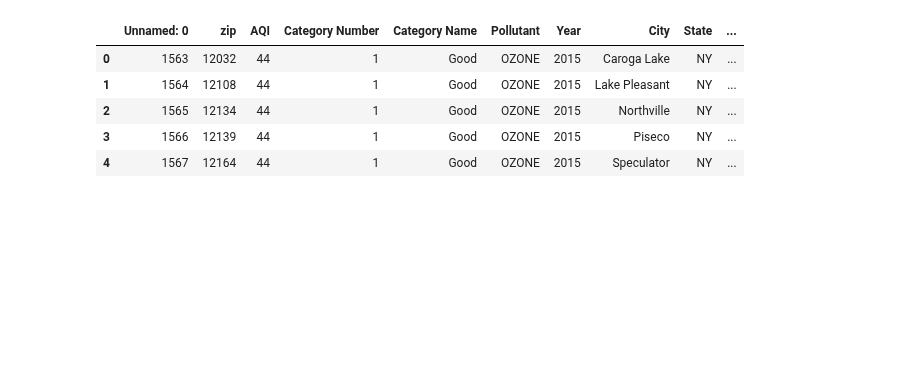
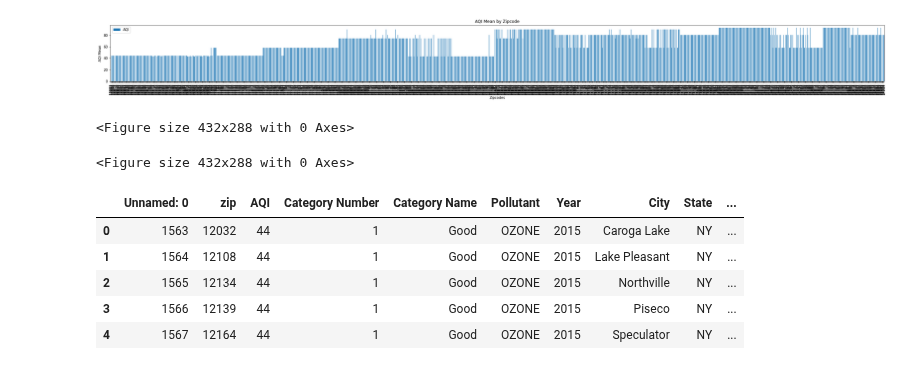
Before and after one commit to paloni-dotcom/Se7en, a Jupyter notebook: AQI_by_zipcode.ipynb, the cells around one changed output. Cells and saved outputs as stored; diff of their text form; code cells hidden in the pictures; blank space fills up the shorter version.

Commit message:
bar chart for AQI vs Zip

```diff
--- a/AQI_by_zipcode.ipynb
+++ b/AQI_by_zipcode.ipynb
@@ -102,3 +66,11 @@ fig.add_layer(heat_layer)
 fig
 # %% [output]
 [interactive output not drawn]
+# %%
+# Filter the DataFrame down only to those columns to chart
+AQI_and_Zip = new_aqi_df[["zip","AQI"]]
+
+# Set the index
+AQI_and_Zip = AQI_and_Zip.set_index("zip")
+
+AQI_and_Zip.head()
@@ -105,3 +85,24 @@ fig
+# %%
+# Use DataFrame.plot() in order to create a bar chart of the data
+AQI_and_Zip.plot(kind="bar", figsize=(40,3))
+
+# Set a title for the chart
+plt.title("AQI Mean by Zipcode")
+plt.xlabel("Zipcodes")
+plt.ylabel("AQI Mean")
+
+plt.show()
+plt.tight_layout()
+# %% [output]
+[figure, added]
+<Figure size 432x288 with 0 Axes>
+# %%
+#save the chart
+plt.tight_layout()
+plt.savefig("Images/AQI_and_Zipcode.png")
+plt.show()
+# %% [output]
+<Figure size 432x288 with 0 Axes>
 # %%
 # AQI for year 2015
 AQI_df = pd.read_csv('Data/AQIndex.csv')
```
Also changed, not shown: parts of 6 cells of this notebook, 1 other file.
